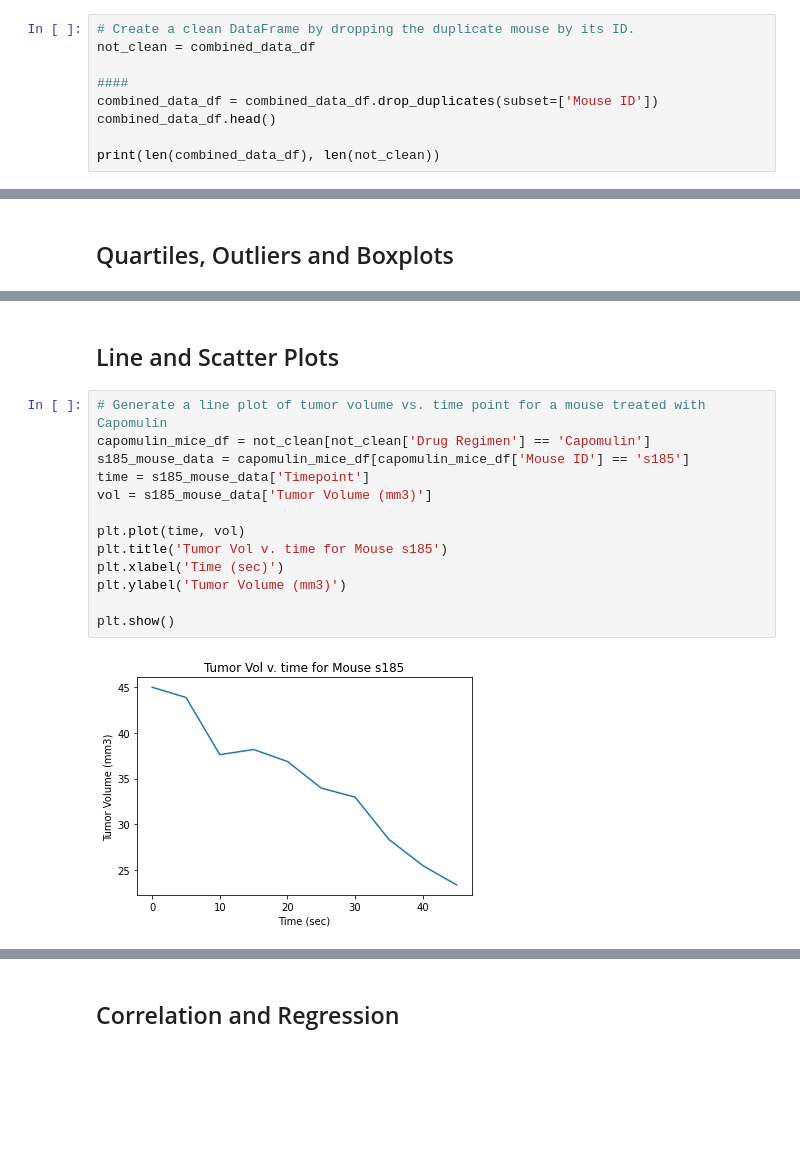
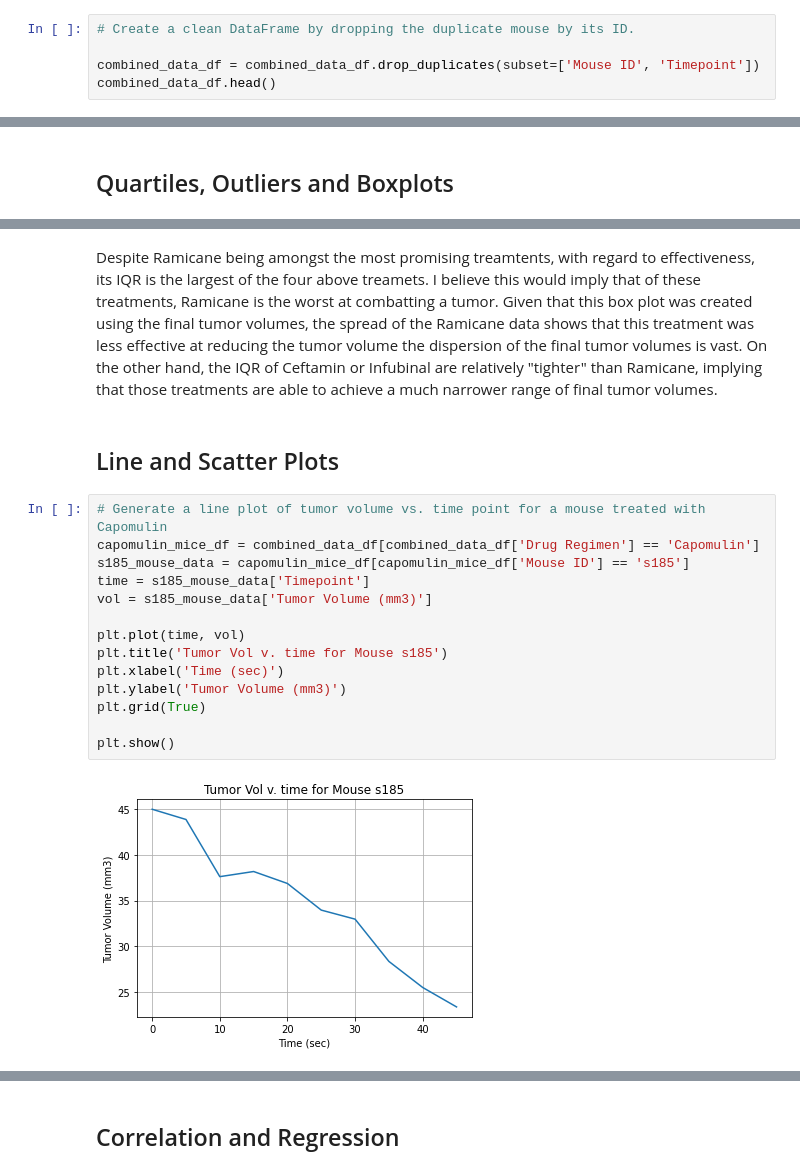
Before and after one commit to reccleston/matplotlib-challenge, a Jupyter notebook: Pymaceuticals/pymaceuticals_starter.ipynb, the cells around one changed output, grey strips where cells are left out. Drawn from its saved outputs; the diff is of its cells as text; blank space fills up the shorter version.

Commit message:
final version. added data insights

```diff
--- a/Pymaceuticals/pymaceuticals_starter.ipynb
+++ b/Pymaceuticals/pymaceuticals_starter.ipynb
@@ -55,11 +48,7 @@ duplicate_mice
 # Optional: Get all the data for the duplicate mouse ID.
 # %%
 # Create a clean DataFrame by dropping the duplicate mouse by its ID.
-not_clean = combined_data_df
 
-####
-combined_data_df = combined_data_df.drop_duplicates(subset=['Mouse ID'])
+combined_data_df = combined_data_df.drop_duplicates(subset=['Mouse ID', 'Timepoint'])
 combined_data_df.head()
-
-print(len(combined_data_df), len(not_clean))
 # %% [output]
@@ -260,20 +247,23 @@ plt.show()
+# %% [markdown]
+Despite Ramicane being amongst the most promising treamtents, with regard to effectiveness, its IQR is the largest of the four above treamets. I believe this would imply that of these treatments, Ramicane is the worst at combatting a tumor. Given that this box plot was created using the final tumor volumes, the spread of the Ramicane data shows that this treatment was less effective at reducing the tumor volume the dispersion of the final tumor volumes is vast. On the other hand, the IQR of Ceftamin or Infubinal are relatively "tighter" than Ramicane, implying that those treatments are able to achieve a much narrower range of final tumor volumes.
 # %% [markdown]
 ## Line and Scatter Plots
 # %%
 # Generate a line plot of tumor volume vs. time point for a mouse treated with Capomulin
-capomulin_mice_df = not_clean[not_clean['Drug Regimen'] == 'Capomulin']
+capomulin_mice_df = combined_data_df[combined_data_df['Drug Regimen'] == 'Capomulin']
 s185_mouse_data = capomulin_mice_df[capomulin_mice_df['Mouse ID'] == 's185']
 time = s185_mouse_data['Timepoint']
 vol = s185_mouse_data['Tumor Volume (mm3)']
 
 plt.plot(time, vol)
 plt.title('Tumor Vol v. time for Mouse s185')
 plt.xlabel('Time (sec)')
 plt.ylabel('Tumor Volume (mm3)')
+plt.grid(True)
 
 plt.show()
 # %% [output]
-[figure, old version]
+[figure, new version]
 # %%
 # Generate a scatter plot of average tumor volume vs. mouse weight for the Capomulin regimen
 vol = capomulin_mice_df['Tumor Volume (mm3)']
```
Also changed, not shown: parts of 14 cells of this notebook.
